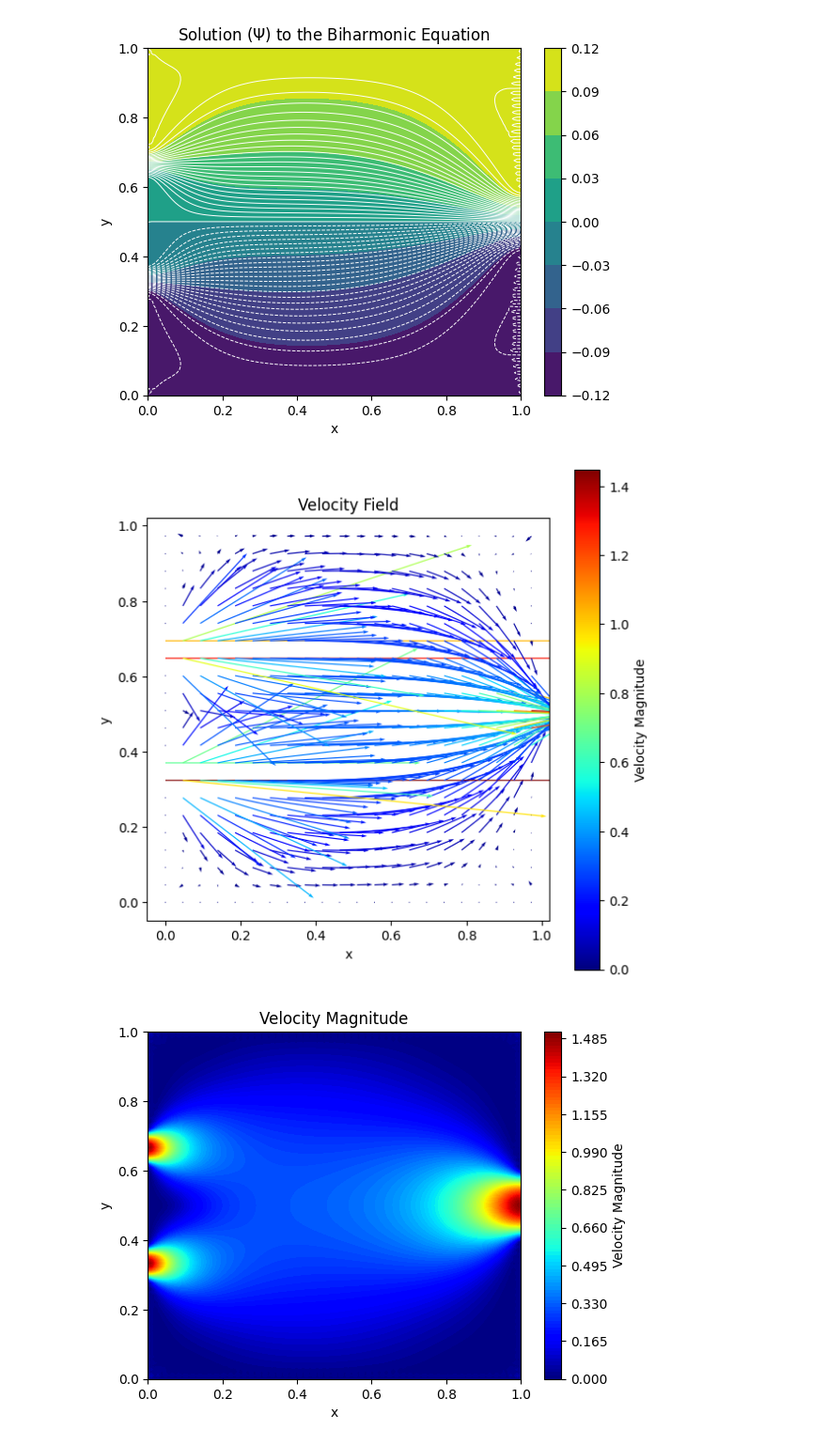
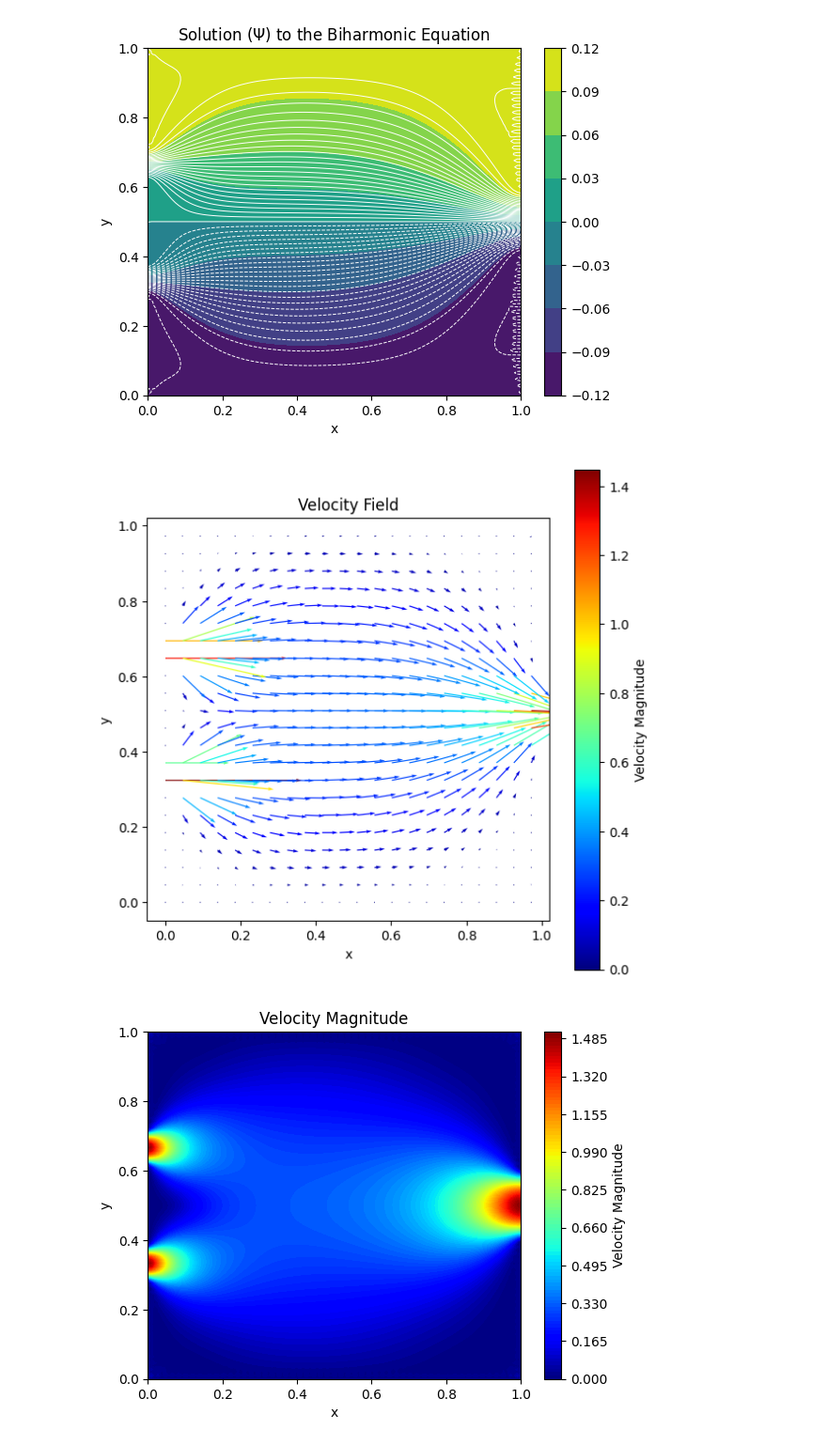
Before and after one commit to ScarlettJJJ/RS_Group1, a Jupyter notebook: multi_inlet.ipynb, the cells around one changed output. Shown at 94% size. Cells and saved outputs as stored; diff of their text form; code cells hidden in the pictures.

```diff
--- a/multi_inlet.ipynb
+++ b/multi_inlet.ipynb
@@ -621,43 +621,43 @@ import matplotlib.pyplot as plt
 import matplotlib.cm as cm
 
 # Scale u_x and u_y for better visualization
-u_x_scale = u_x * 0.1
-u_y_scale = u_y * 0.1
+u_x_scale = u_x * 0.025
+u_y_scale = u_y * 0.025
 
 # Calculate the velocity magnitude
-velocity_magnitude_scale = np.sqrt(u_x_scale**2 + u_y_scale**2) * 10
+velocity_magnitude_scale = np.sqrt(u_x_scale**2 + u_y_scale**2) * 40
 
 # Create a meshgrid for plotting
 X, Y = np.meshgrid(x, y)
 
 # Select a step size for slicing; higher numbers will have fewer vectors
 step = 5  # Adjust this to change the density of the vectors
 
 # Slice the arrays to reduce the number of vectors
 Y_slice = Y[::step, ::step]
 X_slice = X[::step, ::step]
 u_x_slice = u_x_scale[::step, ::step]
 u_y_slice = u_y_scale[::step, ::step]
 velocity_magnitude_slice = velocity_magnitude_scale[::step, ::step]
 
 # Plot the velocity field
 fig, ax = plt.subplots()
 fig.set_size_inches(7, 7) # Adjust figure size
 
 quiver = ax.quiver(X_slice, Y_slice, u_x_slice,  u_y_slice, velocity_magnitude_slice,
                    angles='xy', scale_units='xy', scale=0.1, cmap=cm.jet)
 ax.set_aspect('equal')
 ax.set_title('Velocity Field')
 ax.set_xlabel('x')
 ax.set_ylabel('y')
 
 # Adding a colorbar to represent the velocity magnitude
 cbar = fig.colorbar(quiver, ax=ax)
 cbar.set_label('Velocity Magnitude')
 
 plt.show()
 # %% [output]
-[figure, old version]
+[figure, new version]
 # %%
 # Plot contours of the velocity magnitude
 # adjust the figure size
```
